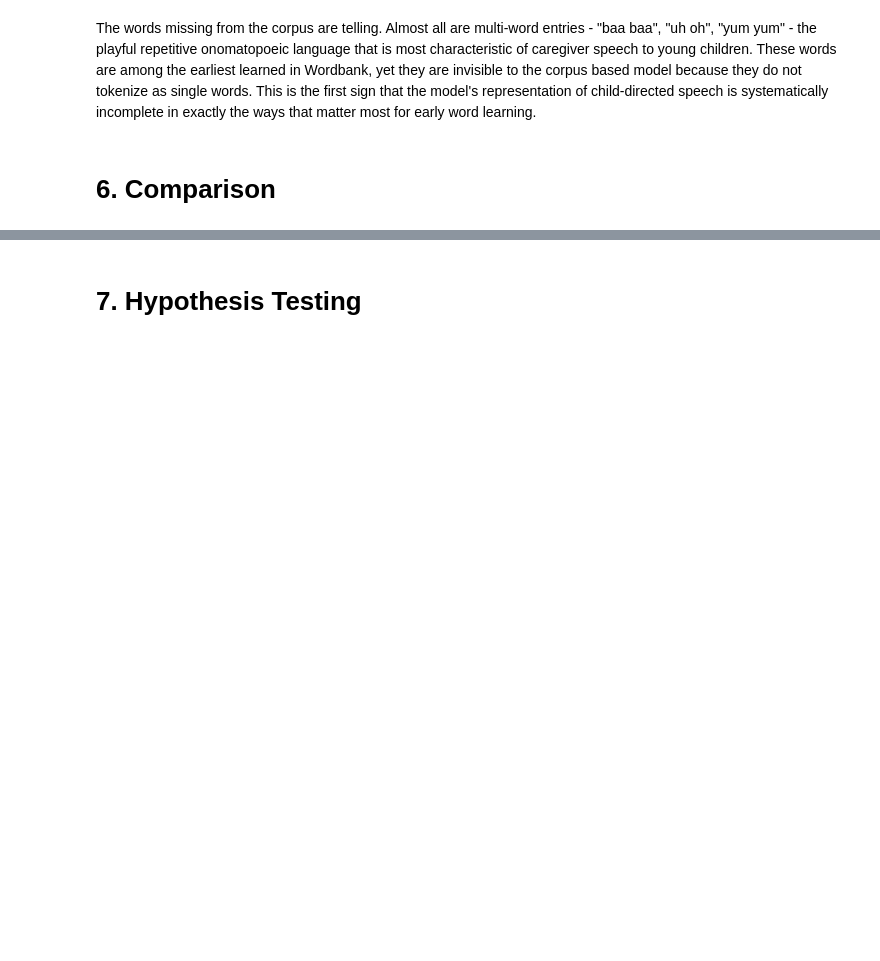
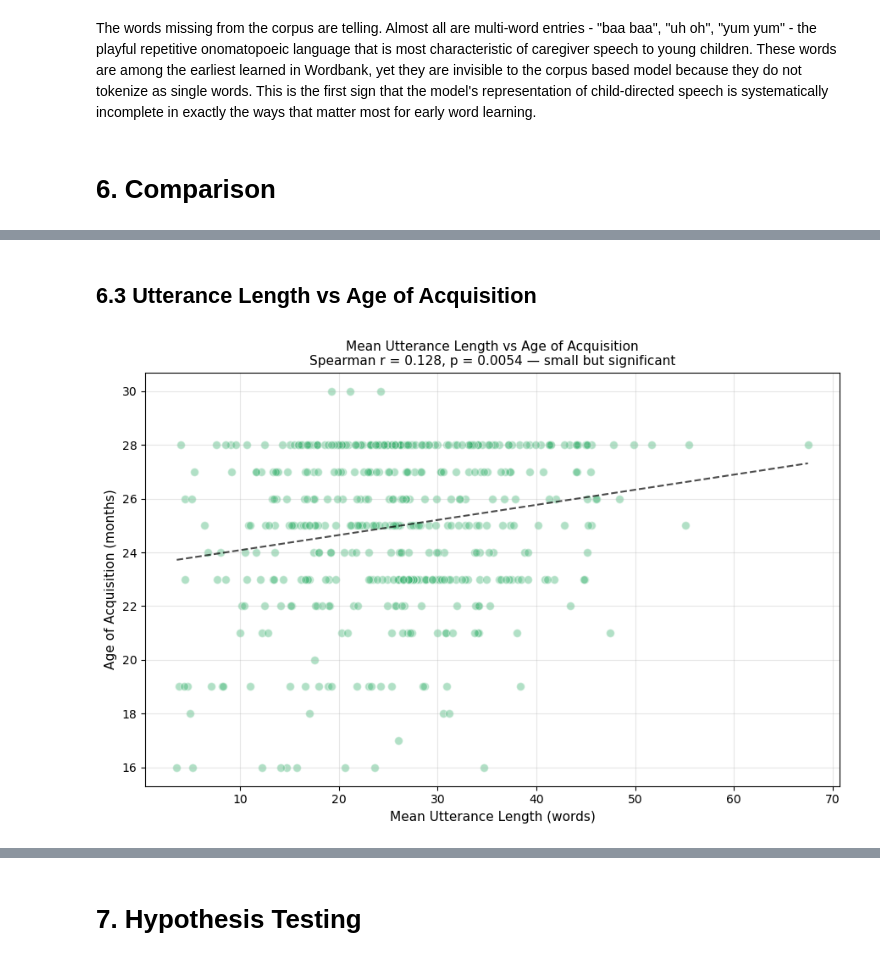
Before and after one commit to Slavena1/Softuni-Data-Science-Final-Project, a Jupyter notebook: SlavenaDataScienceProject.ipynb, the cells around one changed output, grey strips where cells are left out. Cells and saved outputs as stored; diff of their text form; code cells hidden in the pictures; blank space fills up the shorter version.

```diff
--- a/SlavenaDataScienceProject.ipynb
+++ b/SlavenaDataScienceProject.ipynb
@@ -397,0 +510,24 @@ The words missing from the corpus are telling. Almost all are multi-word entries
+# %% [markdown]
+## 6.3 Utterance Length vs Age of Acquisition
+# %%
+fig, ax = plt.subplots(figsize=(9, 6))
+
+ax.scatter(df_analysis['mean_utt_length'], df_analysis['aoa'],
+           alpha=0.4, color='mediumseagreen', edgecolors='white', s=50)
+
+m, b = np.polyfit(df_analysis['mean_utt_length'], df_analysis['aoa'], 1)
+x_line = np.linspace(df_analysis['mean_utt_length'].min(),
+                     df_analysis['mean_utt_length'].max(), 100)
+ax.plot(x_line, m * x_line + b, 'k--', linewidth=1.5, alpha=0.7)
+
+r, p = spearmanr(df_analysis['aoa_rank'], df_analysis['utt_length_rank'])
+ax.set_xlabel('Mean Utterance Length (words)', fontsize=11)
+ax.set_ylabel('Age of Acquisition (months)', fontsize=11)
+ax.set_title(f'Mean Utterance Length vs Age of Acquisition\n'
+             f'Spearman r = {r:.3f}, p = {p:.4f} — small but significant',
+             fontsize=11)
+ax.grid(True, alpha=0.3)
+plt.tight_layout()
+plt.show()
+# %% [output]
+[figure, added]
```
Also changed, not shown: parts of 13 cells of this notebook.
